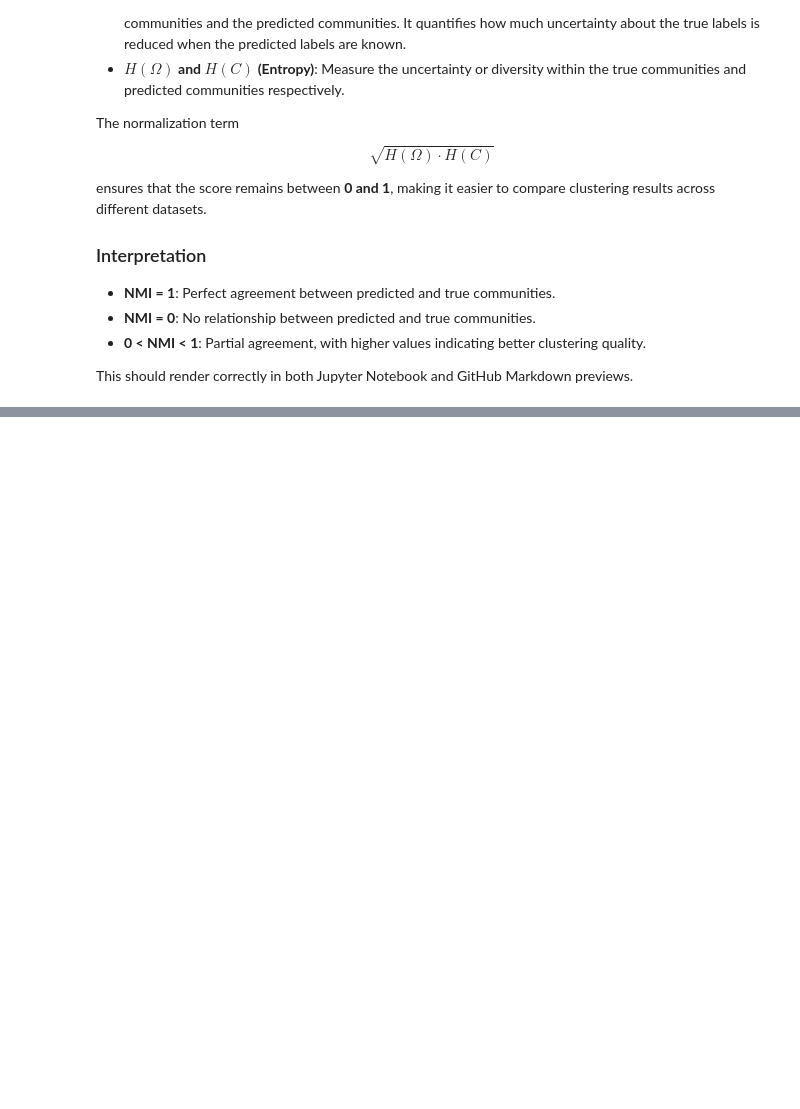
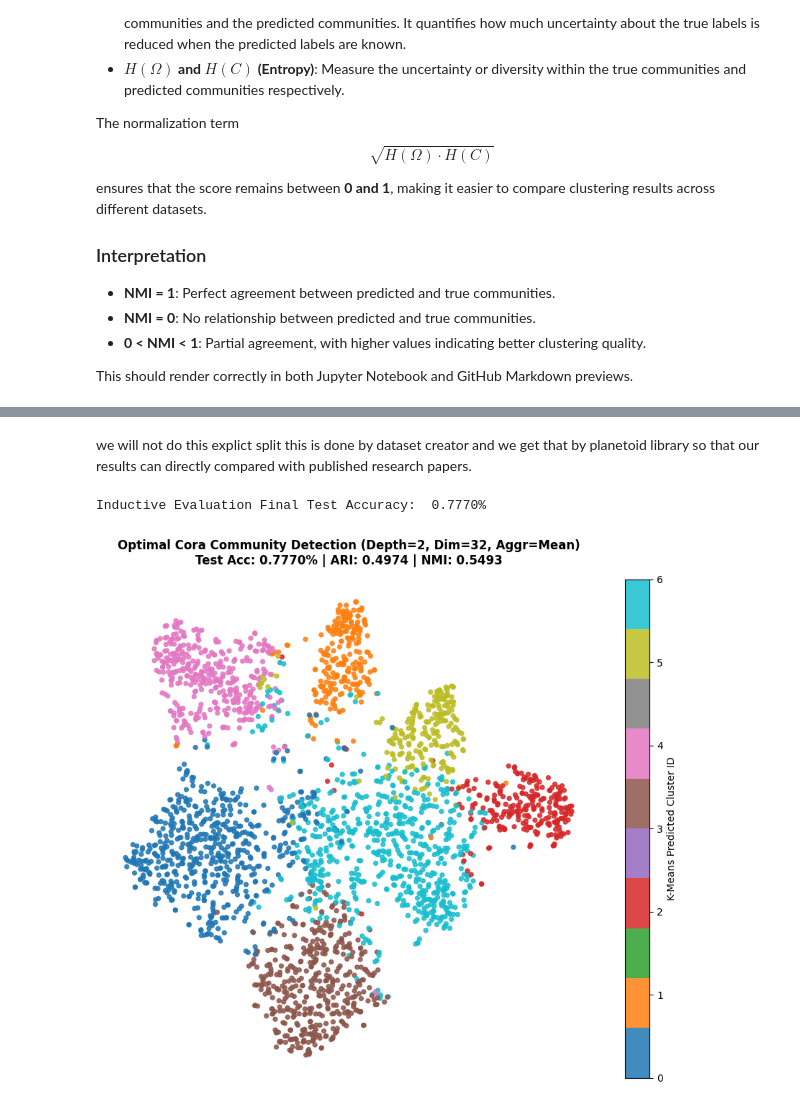
Before and after one commit to tmfsiddu/community_detection, a Jupyter notebook: notebooks/GCN.ipynb, the cells around one changed output, grey strips where cells are left out. Saved outputs shown, nothing was run; the diff lists cells and outputs as text; code cells hidden in the pictures; blank space fills up the shorter version.

```diff
--- a/notebooks/GCN.ipynb
+++ b/notebooks/GCN.ipynb
@@ -280,0 +546,2 @@ print(df_results.to_string(index=False))
+# %% [markdown]
+we will not do this explict split this is done by dataset creator and we get that by planetoid library so that our results can directly compared with published research papers.
@@ -280,0 +571,78 @@ print(df_results.to_string(index=False))
+# %%
+#trying our optimized model on this inductive split
+import sys
+import os
+#moving to community detection folder notebook folder like moving top
+root_path=os.path.abspath(os.path.join('..'))
+#now searching for src folder
+src_path=os.path.join(root_path,'src')
+#adding src path to pythons memory
+if src_path not in sys.path:
+    sys.path.append(src_path)
+from Experiment_GCN_09 import InductiveGCN
+from sklearn.manifold import TSNE
+
+inductive_model=InductiveGCN(num_features=dataset.num_features,num_classes=dataset.num_classes).to(device)
+optimizer = torch.optim.Adam(inductive_model.parameters(), lr=0.01, weight_decay=5e-4)
+criterion = torch.nn.NLLLoss()
+
+#training only on isolated graph of training
+for epoch in range(1, 201):
+    inductive_model.train()
+    optimizer.zero_grad()
+    # Notice we pass train_data features and train_data edge links only!
+    out = inductive_model(train_data.x, train_data.edge_index)
+    loss = criterion(out[train_data.train_mask], train_data.y[train_data.train_mask])
+    loss.backward()
+    optimizer.step()
+
+#evaluating the test accuracy on unseen nodes
+inductive_model.eval()
+with torch.no_grad():
+    # We pass the FULL data matrix now (introducing the unseen nodes and their links)
+    out_full = inductive_model(data.x, data.edge_index)
+    pred = out_full.argmax(dim=1)
+    correct = pred == data.y
+    inductive_test_acc = int(correct[data.test_mask].sum()) / int(data.test_mask.sum())
+
+print(f"\nInductive Evaluation Final Test Accuracy: {inductive_test_acc: .4f}%")
+# %% [output]
+Inductive Evaluation Final Test Accuracy:  0.7770%
+# %%
+with torch.no_grad():
+    optimal_embeddings = inductive_model.conv1(data.x, data.edge_index)
+    optimal_embeddings = F.relu(optimal_embeddings).cpu().numpy()
+
+kmeans = KMeans(n_clusters=7, random_state=42, n_init=10)
+cluster_assignments = kmeans.fit_predict(optimal_embeddings)
+true_labels = data.y.cpu().numpy()
+ari_score = adjusted_rand_score(true_labels, cluster_assignments)
+nmi_score = normalized_mutual_info_score(true_labels, cluster_assignments)
+
+#using t-SNE which is dimensionality reduction technique reduces 32 dim to 2d points
+tsne = TSNE(n_components=2, perplexity=30, random_state=42, max_iter=1000)
+embeddings_2d = tsne.fit_transform(optimal_embeddings)
+
+plt.figure(figsize=(11, 9))
+
+scatter = plt.scatter(
+    embeddings_2d[:, 0],
+    embeddings_2d[:, 1],
+    c=cluster_assignments,
+    cmap="tab10",
+    s=18,
+    alpha=0.85,
+)
+
+plt.colorbar(scatter, label="K-Means Predicted Cluster ID")
+plt.title(
+    f"Optimal Cora Community Detection (Depth=2, Dim=32, Aggr=Mean)\n"
+    f"Test Acc: {inductive_test_acc :.4f}% | ARI: {ari_score:.4f} | NMI: {nmi_score:.4f}",
+    fontsize=12, fontweight='bold', pad=15
+)
+plt.xlabel("t-SNE Dimension 1")
+plt.ylabel("t-SNE Dimension 2")
+plt.axis("off")  # Hides borders and axis lines for a clean presentation look
+plt.show()
+# %% [output]
+[figure, added]
```
Also changed, not shown: parts of 24 cells of this notebook, 16 other files.
